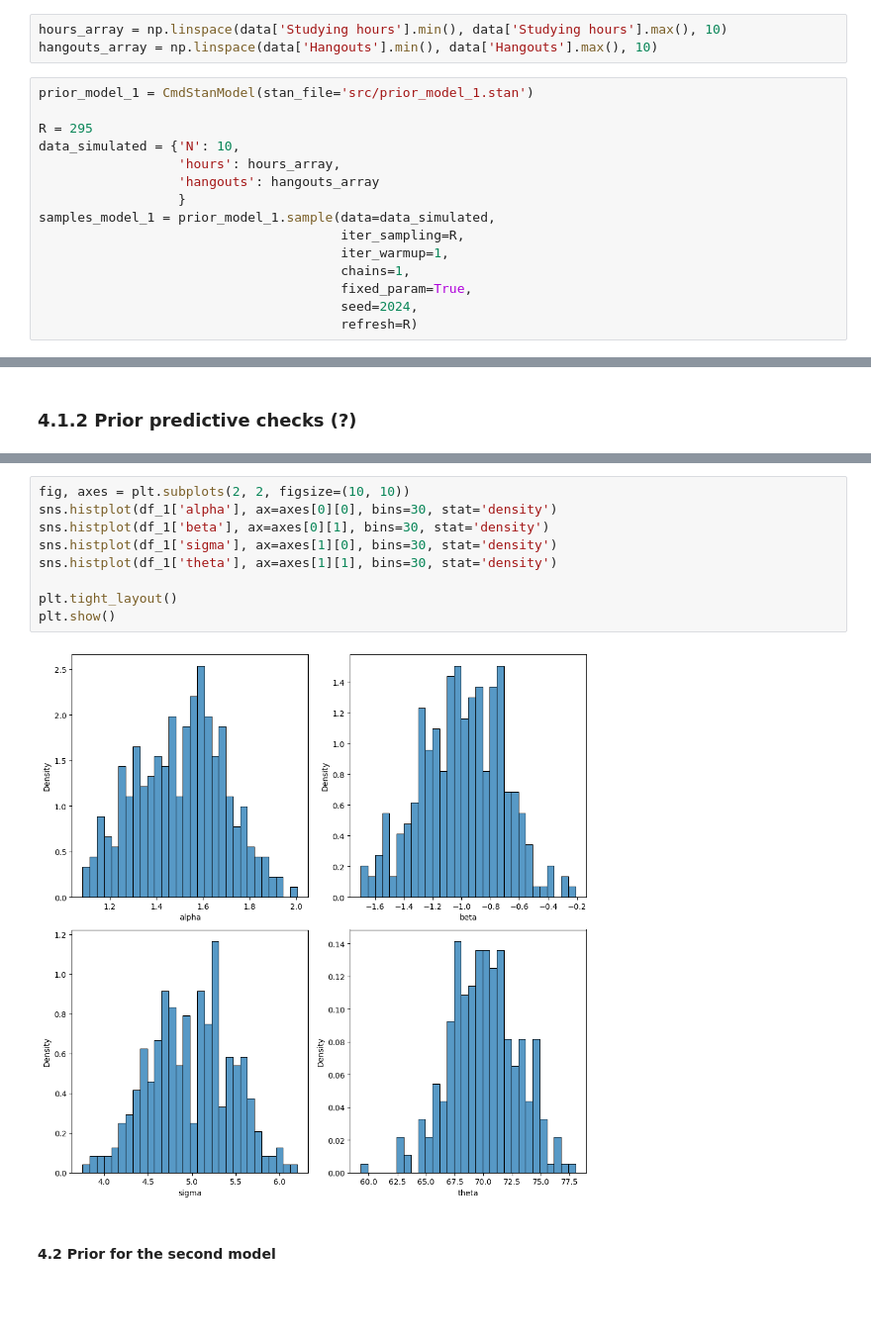
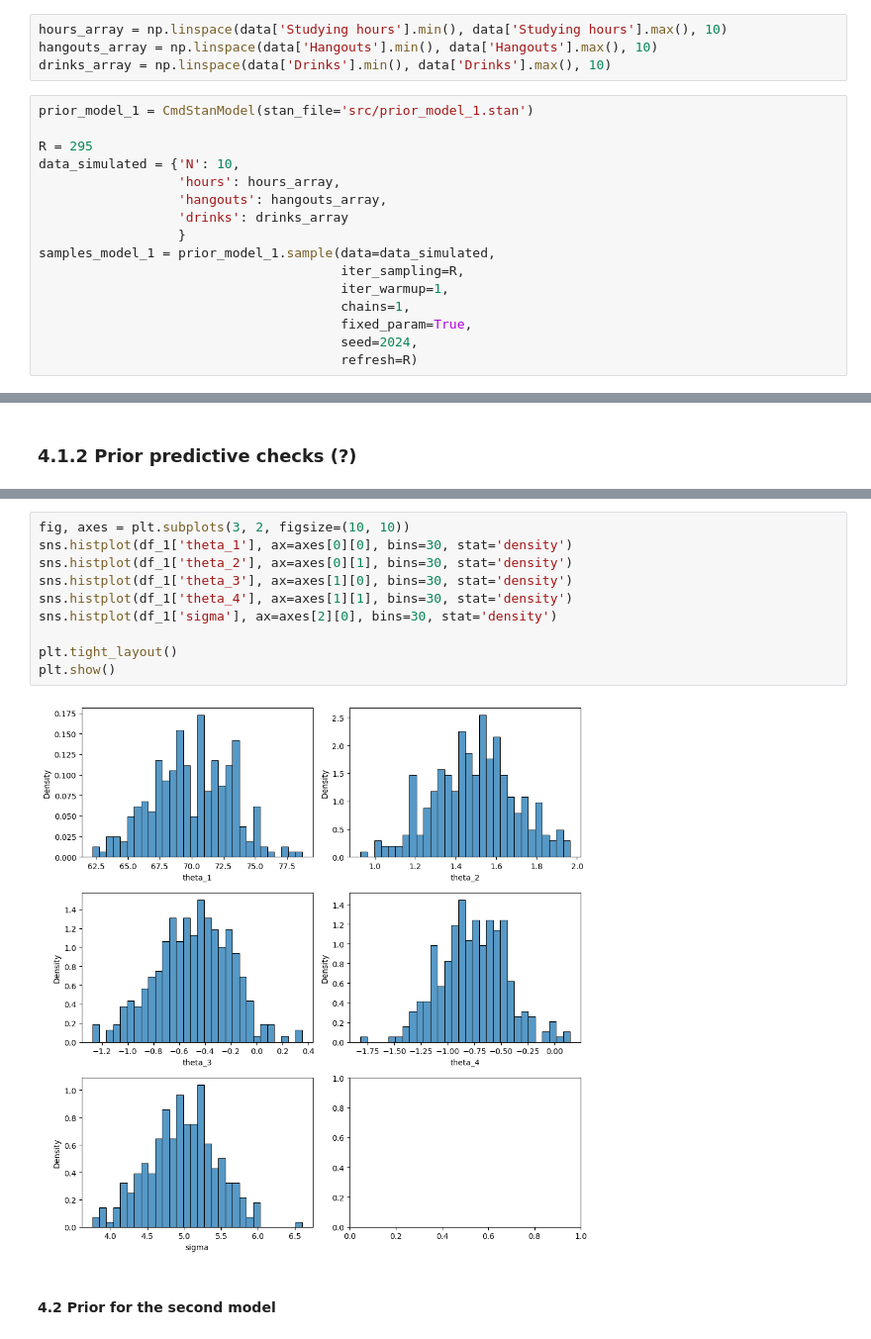
Before and after one commit to DanielJurkowski/DataAnalyticsProject, a Jupyter notebook: notebook.ipynb, the cells around one changed output, grey strips where cells are left out. Shown at 99% size. Drawn from its saved outputs; the diff is of its cells as text; blank space fills up the shorter version.

```diff
--- a/notebook.ipynb
+++ b/notebook.ipynb
@@ -482,13 +482,15 @@ The number of iterations was chosen based on the number of records in the data.
 # %%
 hours_array = np.linspace(data['Studying hours'].min(), data['Studying hours'].max(), 10)
 hangouts_array = np.linspace(data['Hangouts'].min(), data['Hangouts'].max(), 10)
+drinks_array = np.linspace(data['Drinks'].min(), data['Drinks'].max(), 10)
 # %%
 prior_model_1 = CmdStanModel(stan_file='src/prior_model_1.stan')
 
 R = 295
 data_simulated = {'N': 10,
                   'hours': hours_array,
-                  'hangouts': hangouts_array
+                  'hangouts': hangouts_array,
+                  'drinks': drinks_array
                   }
 samples_model_1 = prior_model_1.sample(data=data_simulated,
                                        iter_sampling=R,
@@ -538,14 +542,15 @@ plt.show()
 # %%
-fig, axes = plt.subplots(2, 2, figsize=(10, 10))
-sns.histplot(df_1['alpha'], ax=axes[0][0], bins=30, stat='density')
-sns.histplot(df_1['beta'], ax=axes[0][1], bins=30, stat='density')
-sns.histplot(df_1['sigma'], ax=axes[1][0], bins=30, stat='density')
-sns.histplot(df_1['theta'], ax=axes[1][1], bins=30, stat='density')
+fig, axes = plt.subplots(3, 2, figsize=(10, 10))
+sns.histplot(df_1['theta_1'], ax=axes[0][0], bins=30, stat='density')
+sns.histplot(df_1['theta_2'], ax=axes[0][1], bins=30, stat='density')
+sns.histplot(df_1['theta_3'], ax=axes[1][0], bins=30, stat='density')
+sns.histplot(df_1['theta_4'], ax=axes[1][1], bins=30, stat='density')
+sns.histplot(df_1['sigma'], ax=axes[2][0], bins=30, stat='density')
 
 plt.tight_layout()
 plt.show()
 # %% [output]
-[figure, old version]
+[figure, new version]
 # %% [markdown]
 #### 4.2 Prior for the second model
 # %% [markdown]
```
Also changed, not shown: parts of 17 cells of this notebook, 8 other files.
